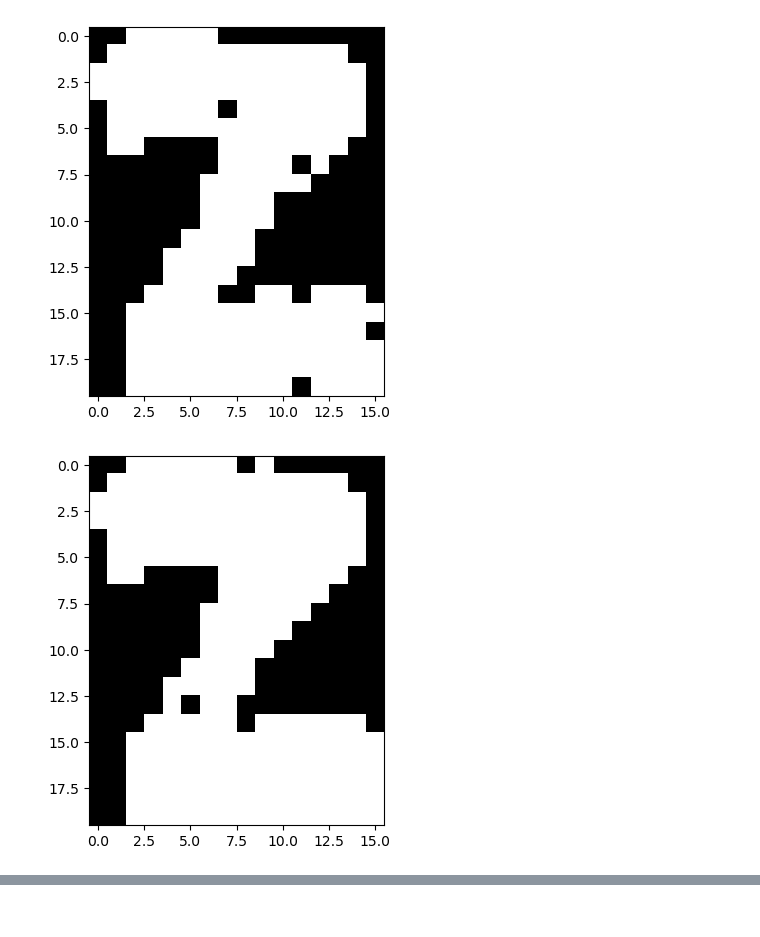
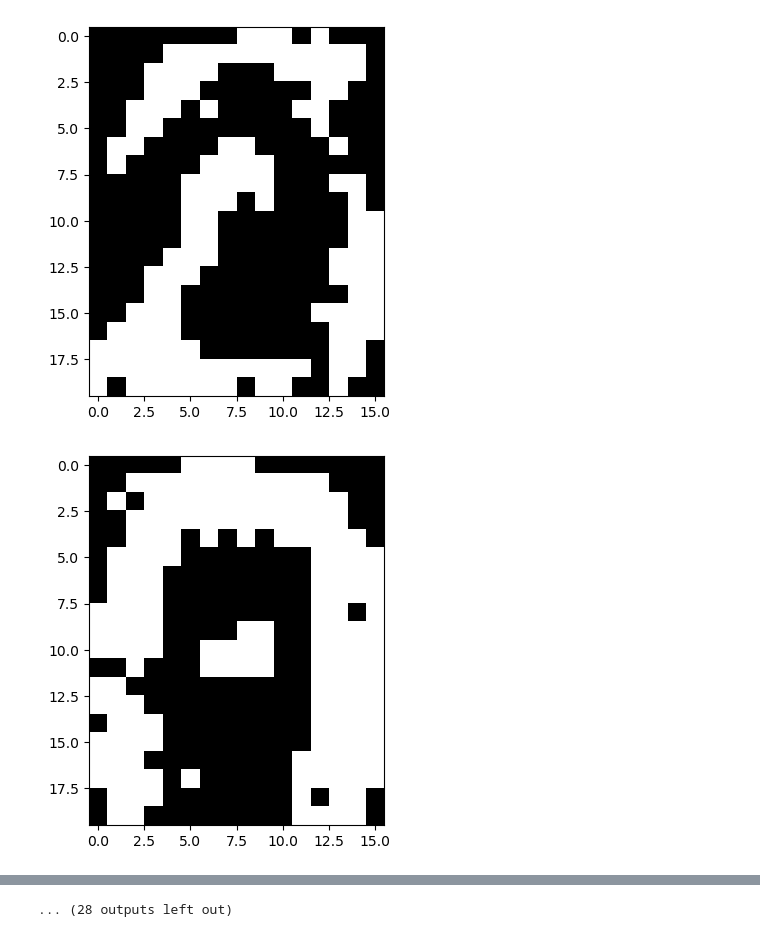
Before and after one commit to zack242/Deep-Learing-II, a Jupyter notebook: AlphaDigit.ipynb, the cells around one changed output, grey strips where cells are left out. Drawn from its saved outputs; the diff is of its cells as text; code cells hidden in the pictures.

```diff
--- a/AlphaDigit.ipynb
+++ b/AlphaDigit.ipynb
@@ -3,7 +19,6 @@ from principal_RBM_alpha import *
 # %%
-X = lire_alpha_digit(['Z'])
+X = lire_alpha_digit(['A','B','Z','0'])
 p = len(X[0])
 q = 100
 Rbm = init_RBM(p,q)
-Rbm,error = train_RBM(Rbm,X,learning_rate=0.1, epochs=400, batch_size=3)
-plt.plot(error)
+Rbm = train_RBM(Rbm,X,learning_rate=0.1, epochs=400, batch_size=10)
@@ -30,5 +25,5 @@ Epoch :  390 Erreur :  0.00039043641222294407
 # %%
-generer_image_RBM(Rbm, 500, 3)
+generer_image_RBM(Rbm, 500, 40)
 # %% [output]
-[figure, old version]
+[figure, new version]
-[figure, old version]
+[figure, new version]
@@ -35,0 +40 @@ generer_image_RBM(Rbm, 500, 3)
+... (28 outputs left out)
```
Also changed, not shown: parts of 11 cells of this notebook, 10 other files.
